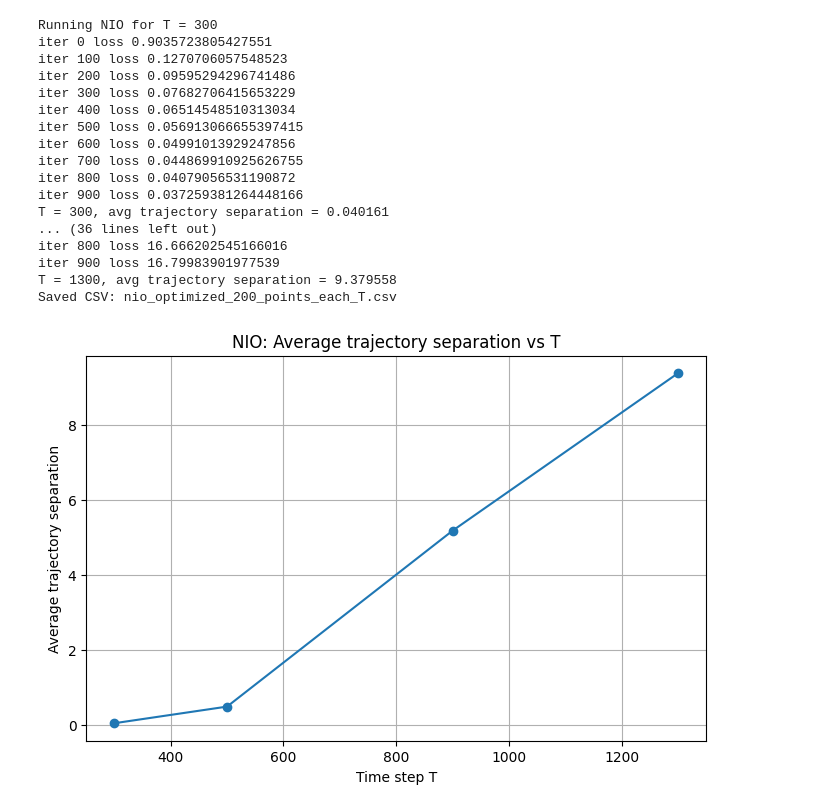
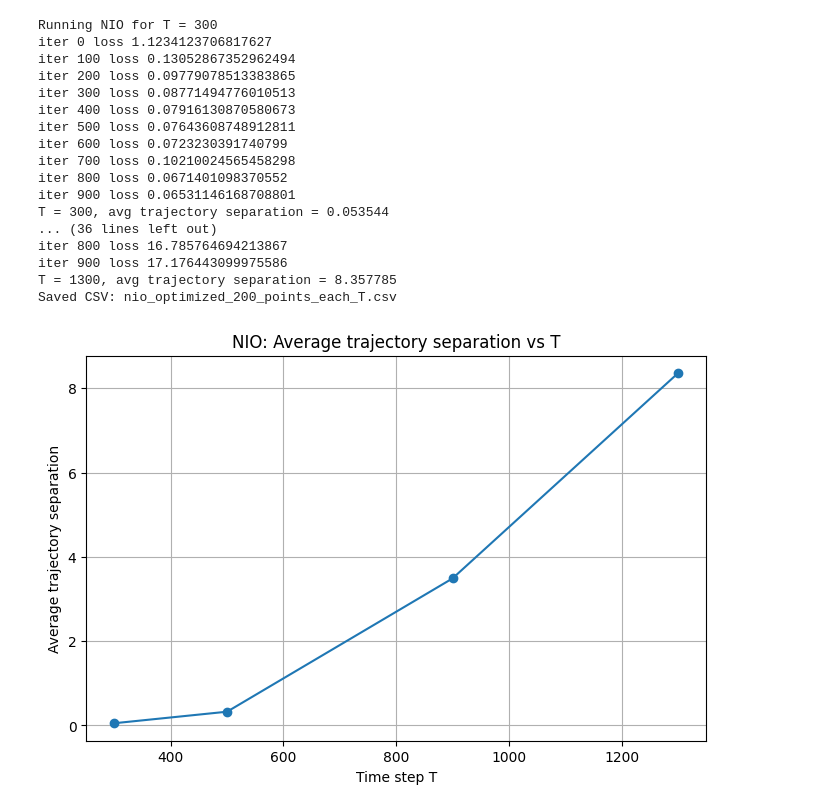
Before and after one commit to rcalix1/AIandDynamicSystems, a Jupyter notebook: DynamicSystems/casimir/ReviewerComments/LastTimestep/NIO_june18th_MIN.ipynb, the cells around one changed output. Drawn from its saved outputs; the diff is of its cells as text; code cells hidden in the pictures.

```diff
--- a/DynamicSystems/casimir/ReviewerComments/LastTimestep/NIO_june18th_MIN.ipynb
+++ b/DynamicSystems/casimir/ReviewerComments/LastTimestep/NIO_june18th_MIN.ipynb
@@ -87,7 +96,7 @@ for Time_steps in T_list:
     initial_input = torch.randn(N, 3, device=device)
 
     z_init = initial_input.clone().detach().requires_grad_(True)
-    optimizer = optim.Adam([z_init], lr=0.005)
+    optimizer = optim.Adam([z_init], lr=0.05)
 
     # -----------------------------------
     # NIO optimization for this T
@@ -168,45 +177,45 @@ for Time_steps in T_list:
         final_sep = torch.norm(final_trajA - final_trajB, dim=2)   # [Time_steps, N,3]
 
         # average over all time steps and all 200 optimized points
         avg_sep = final_sep.mean().item()
         avg_sep_list.append(avg_sep)
 
         print(f"T = {Time_steps}, avg trajectory separation = {avg_sep:.6f}")
 
 # -----------------------------------
 # save optimized points to CSV
 # -----------------------------------
 optimized_points_df = pd.DataFrame(optimized_points_rows)
 optimized_points_df.to_csv("nio_optimized_200_min.csv", index=False) # saving the file
 
 print("Saved CSV: nio_optimized_200_points_each_T.csv")
 
 # -----------------------------------
 # plot graph
 # -----------------------------------
 plt.figure(figsize=(8, 5))
 plt.plot(T_list, avg_sep_list, marker='o')
 plt.xlabel("Time step T")
 plt.ylabel("Average trajectory separation")
 plt.title("NIO: Average trajectory separation vs T")
 plt.grid(True)
 plt.show()
 # %% [output]
 Running NIO for T = 300
-iter 0 loss 0.9035723805427551
-iter 100 loss 0.1270706057548523
-iter 200 loss 0.09595294296741486
-iter 300 loss 0.07682706415653229
-iter 400 loss 0.06514548510313034
-iter 500 loss 0.056913066655397415
-iter 600 loss 0.04991013929247856
-iter 700 loss 0.044869910925626755
-iter 800 loss 0.04079056531190872
-iter 900 loss 0.037259381264448166
-T = 300, avg trajectory separation = 0.040161
+iter 0 loss 1.1234123706817627
+iter 100 loss 0.13052867352962494
+iter 200 loss 0.09779078513383865
+iter 300 loss 0.08771494776010513
+iter 400 loss 0.07916130870580673
+iter 500 loss 0.07643608748912811
+iter 600 loss 0.0723230391740799
+iter 700 loss 0.10210024565458298
+iter 800 loss 0.0671401098370552
+iter 900 loss 0.06531146168708801
+T = 300, avg trajectory separation = 0.053544
 ... (36 lines left out)
-iter 800 loss 16.666202545166016
-iter 900 loss 16.79983901977539
-T = 1300, avg trajectory separation = 9.379558
+iter 800 loss 16.785764694213867
+iter 900 loss 17.176443099975586
+T = 1300, avg trajectory separation = 8.357785
 Saved CSV: nio_optimized_200_points_each_T.csv
-[figure, old version]
+[figure, new version]
```
Also changed, not shown: parts of 1 cell of this notebook, 1 other file.
